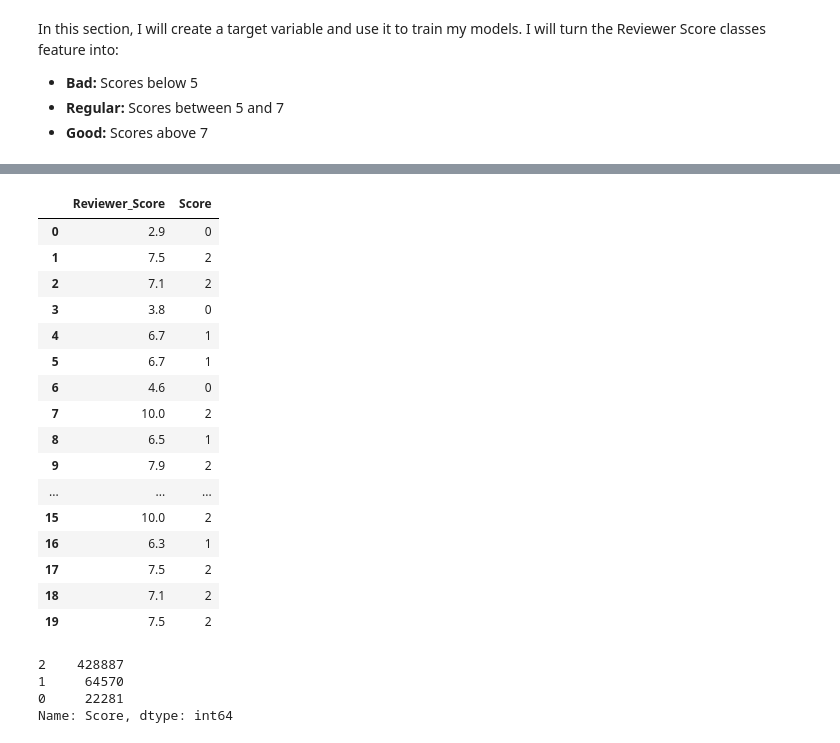
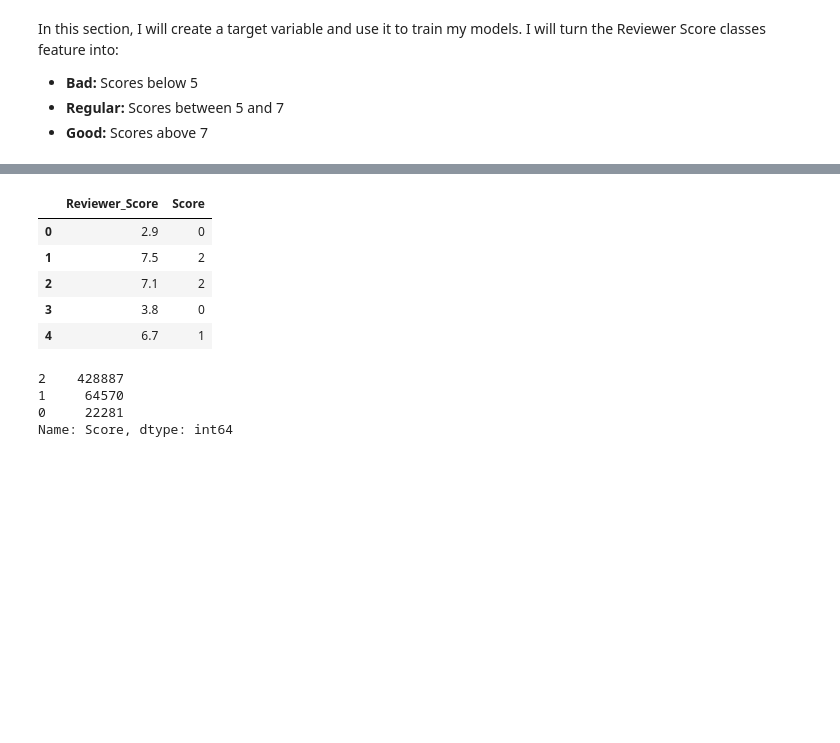
Before and after one commit to ismael-araujo/Hotel-Reviews-Analysis-Using-NLP, a Jupyter notebook: main-notebook.ipynb, the cells around one changed output, grey strips where cells are left out. Drawn from its saved outputs; the diff is of its cells as text; code cells hidden in the pictures; blank space fills up the shorter version.

Commit message:
hotel reviews - the us

```diff
--- a/main-notebook.ipynb
+++ b/main-notebook.ipynb
@@ -23,3 +12,37 @@ from textblob import TextBlob
+# %%
+# Importing Packages
+import pandas as pd
+import numpy as np
+import matplotlib.pyplot as plt
+%matplotlib inline
+import os
+
+# NLP Packages
+import nltk
+from textblob import TextBlob
+from textblob import Word
+import re
+import string
+
+# WordCloud
+from wordcloud import WordCloud, STOPWORDS, ImageColorGenerator
+
+# Sklearn Packages
+from sklearn.feature_extraction.text import CountVectorizer
+from sklearn.feature_extraction import text
+from sklearn import metrics
+from sklearn.feature_extraction.text import CountVectorizer
+from sklearn.neighbors import KNeighborsClassifier
+from sklearn.ensemble import RandomForestClassifier
+from sklearn.metrics import mean_squared_error, precision_score, f1_score, confusion_matrix, accuracy_score
+from sklearn.model_selection import train_test_split
+from sklearn.utils import resample
+from sklearn.linear_model import LogisticRegression
+from imblearn.over_sampling import SMOTE
+
+# Pandas Settings
+pd.set_option('display.max_columns', 10000)
+pd.set_option('display.max_rows', 100)
 # %%
 # Import csv file
 df = pd.read_csv('csv/Hotel_Reviews.csv')
@@ -209,25 +280,14 @@ df.head(1)
 df['Score'] = df['Reviewer_Score'].apply(lambda x: 0 if x < 5 else 1 if x >= 5 and x < 7 else 2)
 # %%
 # Checking if function worked
-df[['Reviewer_Score', 'Score']].head(20)
+df[['Reviewer_Score', 'Score']].head(5)
 # %% [output]
 |  | Reviewer_Score | Score |
 | 0 | 2.9 | 0 |
 | 1 | 7.5 | 2 |
 | 2 | 7.1 | 2 |
 | 3 | 3.8 | 0 |
 | 4 | 6.7 | 1 |
-| 5 | 6.7 | 1 |
-| 6 | 4.6 | 0 |
-| 7 | 10.0 | 2 |
-| 8 | 6.5 | 1 |
-| 9 | 7.9 | 2 |
-| ... | ... | ... |
-| 15 | 10.0 | 2 |
-| 16 | 6.3 | 1 |
-| 17 | 7.5 | 2 |
-| 18 | 7.1 | 2 |
-| 19 | 7.5 | 2 |
 # %%
 # Checking if there will be class imbalance
 df.Score.value_counts()
```
Also changed, not shown: parts of 40 cells of this notebook, 3 other files.
